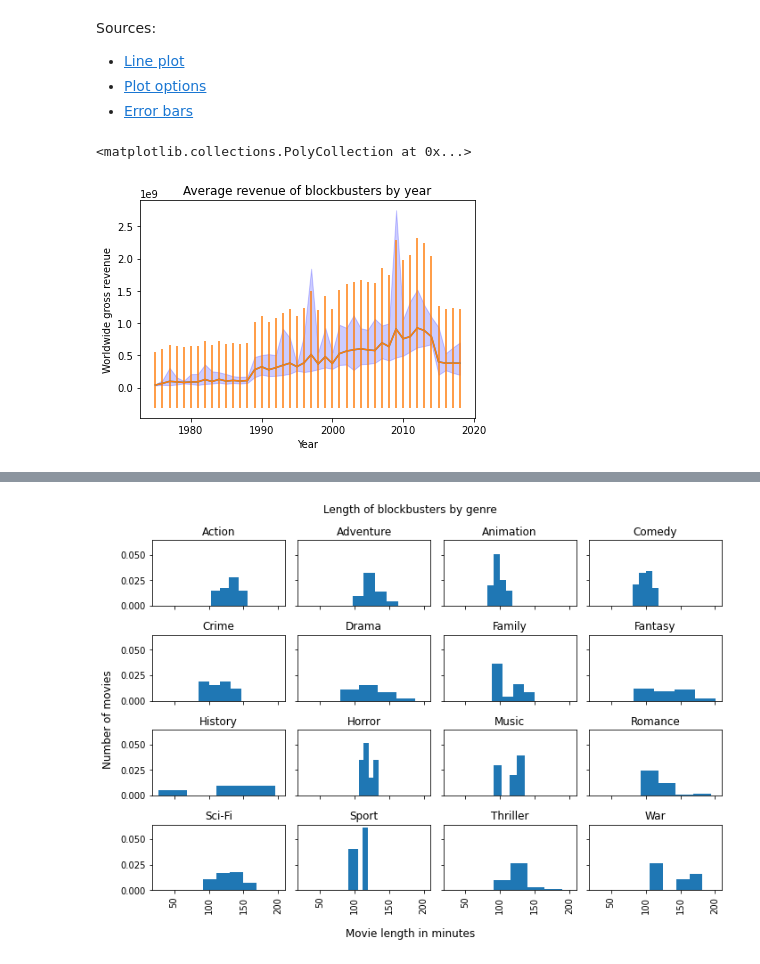
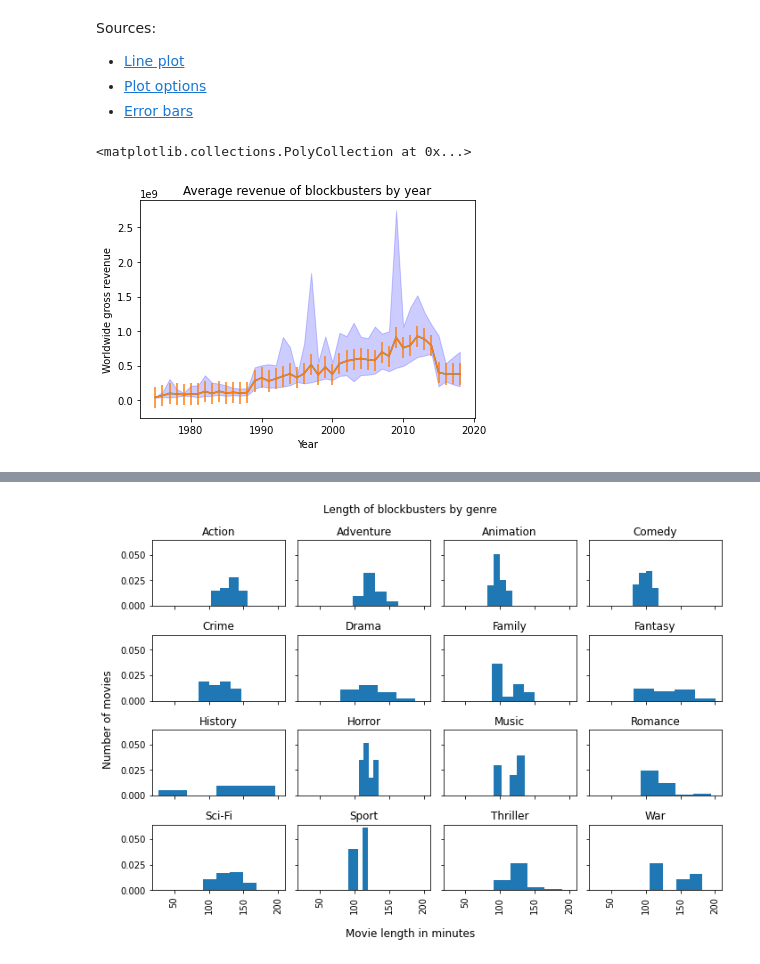
Before and after one commit to Quentin18/2021, a Jupyter notebook: Tutorials/02 - Data viz and data from the web/Becoming a DataVizard exercise.ipynb, the cells around one changed output, grey strips where cells are left out. Drawn from its saved outputs; the diff is of its cells as text; code cells hidden in the pictures.

Commit message:
tutorial02 fix errors

```diff
--- a/Tutorials/02 - Data viz and data from the web/Becoming a DataVizard exercise.ipynb
+++ b/Tutorials/02 - Data viz and data from the web/Becoming a DataVizard exercise.ipynb
@@ -221,26 +221,28 @@ Sources:
 - [Plot options](https://pandas.pydata.org/docs/reference/api/pandas.DataFrame.plot.html#pandas.DataFrame.plot)
 - [Error bars](https://pandas.pydata.org/docs/user_guide/visualization.html#visualization-errorbars)
 # %%
+# Compute errors
+lo_err, up_err = bootstrap_CI(data=revenue_by_year['mean'], nbr_draws=1000)
+yerr = up_err - lo_err
+
 # Plot the mean line
 revenue_by_year['mean'].plot.line(
     title='Average revenue of blockbusters by year',
     xlabel='Year', ylabel='Worldwide gross revenue',)
-    # yerr=revenue_by_year['std'])
+    # yerr=yerr)
 
 # Plot errors
-lo_err, up_err = bootstrap_CI(data=revenue_by_year['mean'], nbr_draws=1000)
-yerr = [revenue_by_year['mean'] + lo_err, revenue_by_year['mean'] + up_err]
 plt.errorbar(x=revenue_by_year.index, y=revenue_by_year['mean'], yerr=yerr)
 
 # Plot fill min max
 plt.fill_between(
     x=revenue_by_year.index,
     y1=revenue_by_year['min'],
     y2=revenue_by_year['max'],
     color='b', alpha=0.2)
 # %% [output]
 <matplotlib.collections.PolyCollection at 0x...>
-[figure, old version]
+[figure, new version]
 # %%
 # Write your interpretation here
 # %% [markdown]
```
